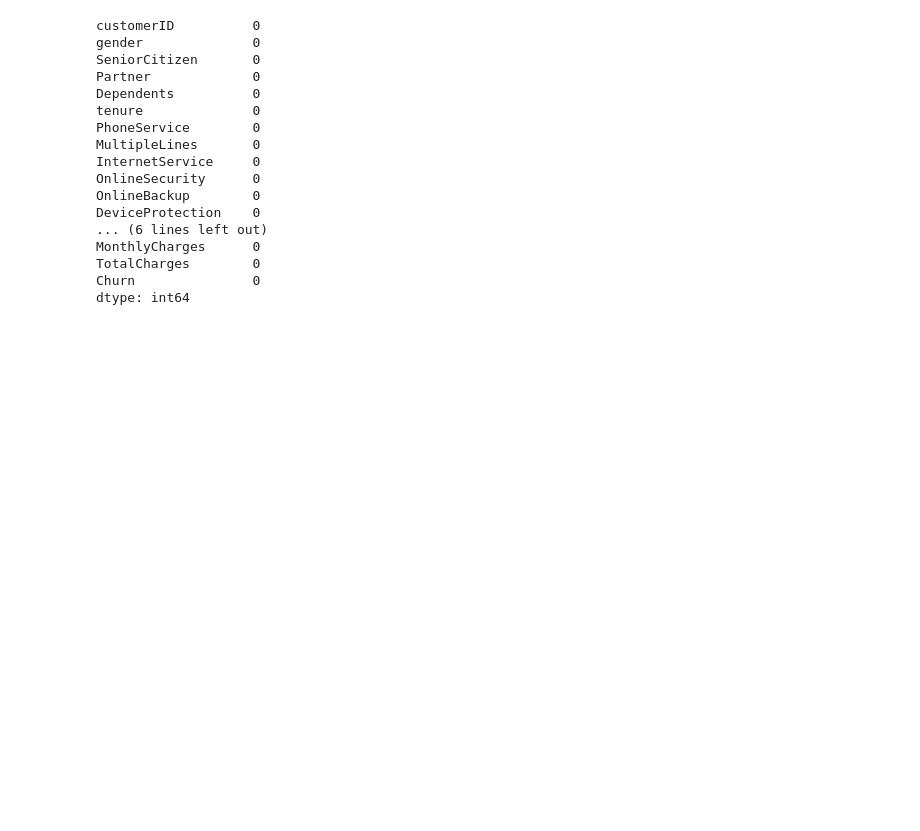
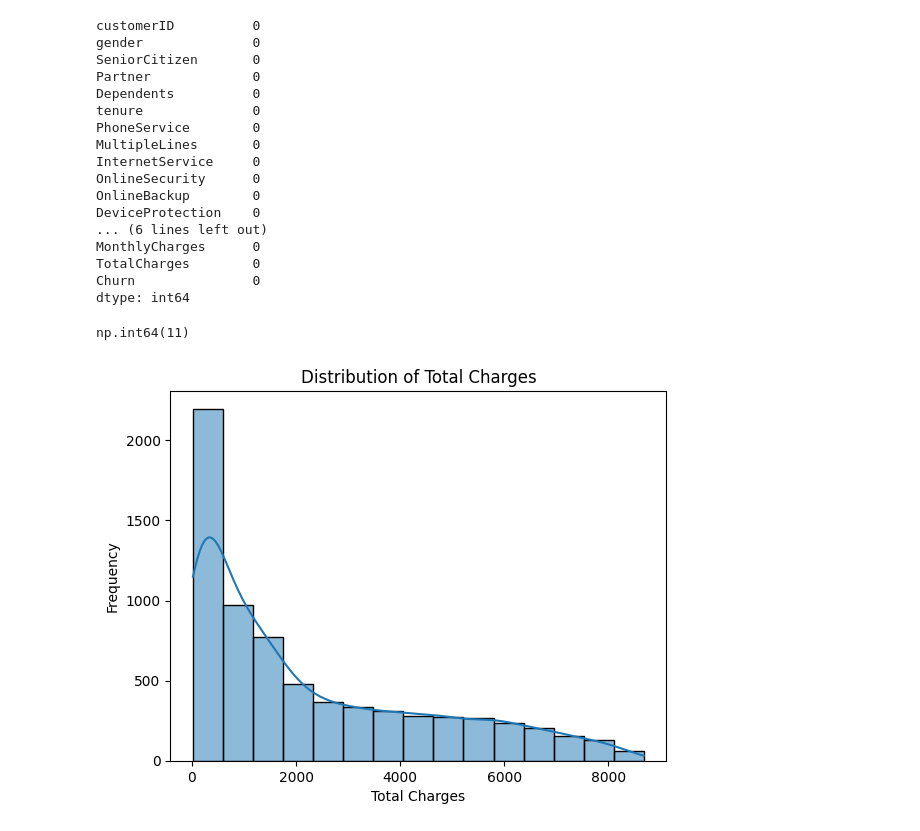
Before and after one commit to Sangamithra11/Churnsense, a Jupyter notebook: notebooks/01_eda.ipynb, the cells around one changed output. Saved outputs shown, nothing was run; the diff lists cells and outputs as text; code cells hidden in the pictures; blank space fills up the shorter version.

```diff
--- a/notebooks/01_eda.ipynb
+++ b/notebooks/01_eda.ipynb
@@ -81,3 +81,19 @@ MonthlyCharges      0
 TotalCharges        0
 Churn               0
 dtype: int64
+# %%
+df['TotalCharges']=pd.to_numeric(df['TotalCharges'], errors='coerce')
+df["TotalCharges"].isnull().sum()
+# %% [output]
+np.int64(11)
+# %%
+import matplotlib.pyplot as plt
+import seaborn as sns
+
+sns.histplot(df['TotalCharges'], bins=15, kde=True)
+plt.xlabel('Total Charges')
+plt.ylabel('Frequency')
+plt.title('Distribution of Total Charges')
+plt.show()
+# %% [output]
+[figure, added]
```
Also changed, not shown: parts of 2 cells of this notebook, 1 other file.
